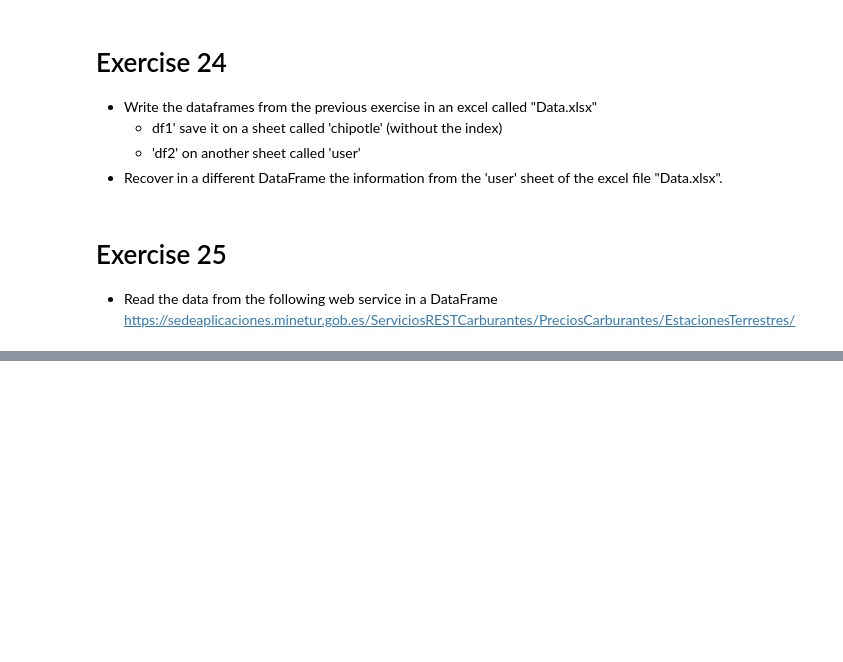
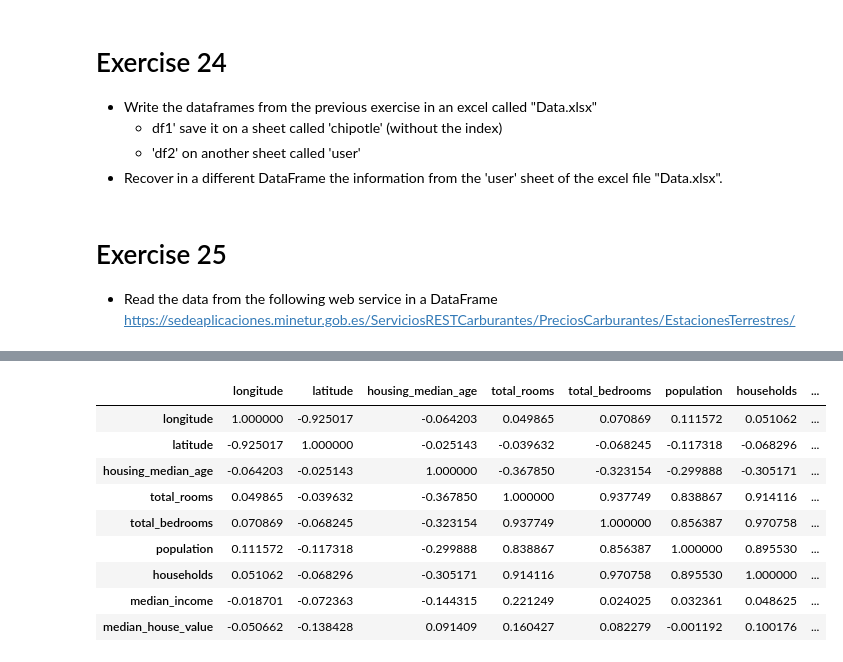
Before and after one commit to KayKozaronek/03_Courses, a Jupyter notebook: Reading_Writing_data.ipynb, the cells around one changed output, grey strips where cells are left out. Drawn from its saved outputs; the diff is of its cells as text; code cells hidden in the pictures; blank space fills up the shorter version.

```diff
--- a/Reading_Writing_data.ipynb
+++ b/Reading_Writing_data.ipynb
@@ -246,0 +406,13 @@ https://sedeaplicaciones.minetur.gob.es/ServiciosRESTCarburantes/PreciosCarburan
+# %%
+dataframe.corr()
+# %% [output]
+|  | longitude | latitude | housing_median_age | total_rooms | total_bedrooms | population | households | ... |
+| longitude | 1.000000 | -0.925017 | -0.064203 | 0.049865 | 0.070869 | 0.111572 | 0.051062 | ... |
+| latitude | -0.925017 | 1.000000 | -0.025143 | -0.039632 | -0.068245 | -0.117318 | -0.068296 | ... |
+| housing_median_age | -0.064203 | -0.025143 | 1.000000 | -0.367850 | -0.323154 | -0.299888 | -0.305171 | ... |
+| total_rooms | 0.049865 | -0.039632 | -0.367850 | 1.000000 | 0.937749 | 0.838867 | 0.914116 | ... |
+| total_bedrooms | 0.070869 | -0.068245 | -0.323154 | 0.937749 | 1.000000 | 0.856387 | 0.970758 | ... |
+| population | 0.111572 | -0.117318 | -0.299888 | 0.838867 | 0.856387 | 1.000000 | 0.895530 | ... |
+| households | 0.051062 | -0.068296 | -0.305171 | 0.914116 | 0.970758 | 0.895530 | 1.000000 | ... |
+| median_income | -0.018701 | -0.072363 | -0.144315 | 0.221249 | 0.024025 | 0.032361 | 0.048625 | ... |
+| median_house_value | -0.050662 | -0.138428 | 0.091409 | 0.160427 | 0.082279 | -0.001192 | 0.100176 | ... |
```
Also changed, not shown: parts of 68 cells of this notebook.
